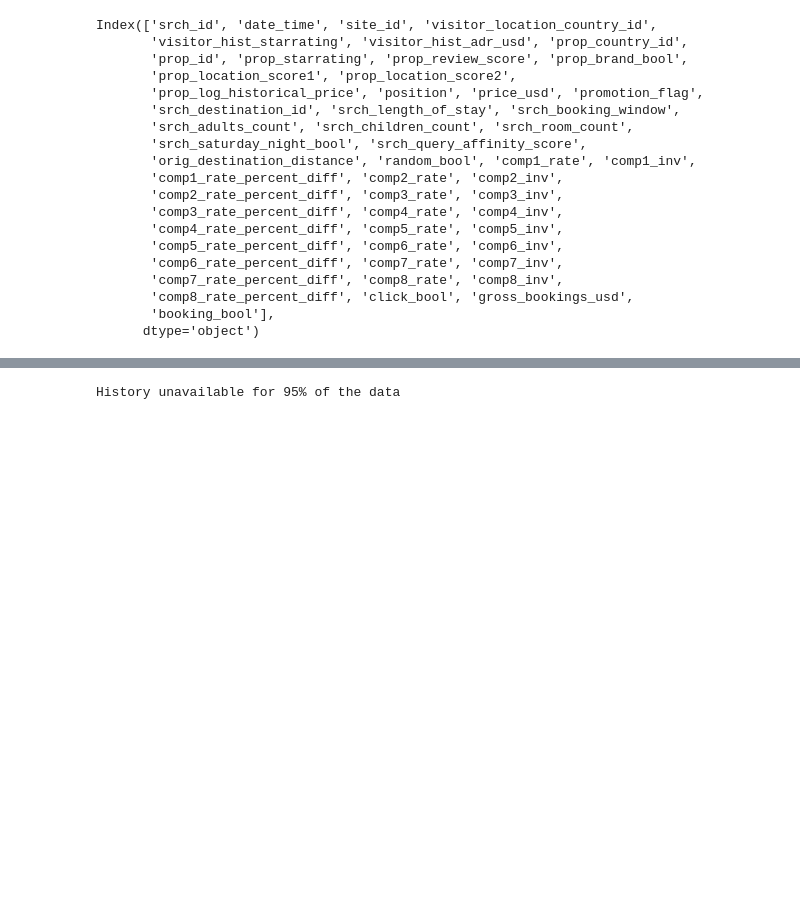
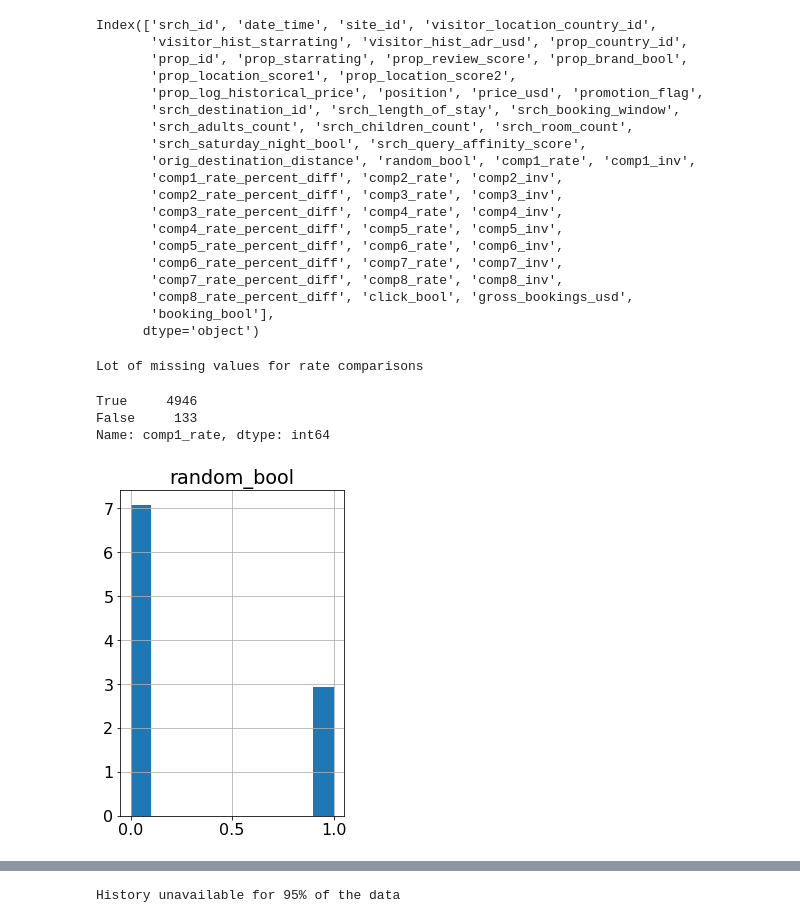
Before and after one commit to OlegBEZb/Personalize-Expedia-Hotel-Searches, a Jupyter notebook: EDA.ipynb, the cells around one changed output, grey strips where cells are left out. Drawn from its saved outputs; the diff is of its cells as text; code cells hidden in the pictures; blank space fills up the shorter version.

```diff
--- a/EDA.ipynb
+++ b/EDA.ipynb
@@ -65,3 +97,16 @@ Index(['srch_id', 'date_time', 'site_id', 'visitor_location_country_id',
        'comp8_rate_percent_diff', 'click_bool', 'gross_bookings_usd',
        'booking_bool'],
       dtype='object')
+# %%
+print('Lot of missing values for rate comparisons')
+df['comp1_rate'].isna().value_counts()
+# %% [output]
+Lot of missing values for rate comparisons
+True     4946
+False     133
+Name: comp1_rate, dtype: int64
+# %%
+df['random_bool'].hist(density=1, figsize=(4,6))
+plt.title('random_bool');
+# %% [output]
+[figure, added]
```
Also changed, not shown: parts of 28 cells of this notebook.
